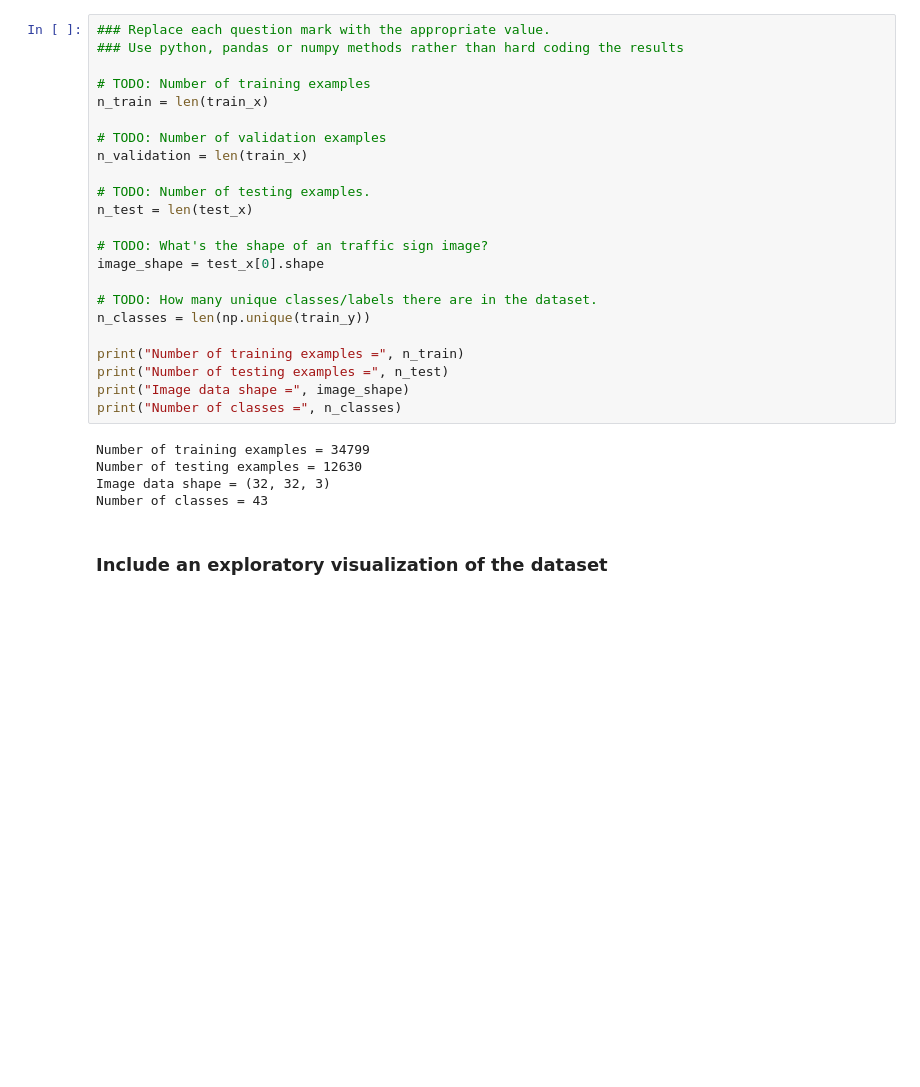
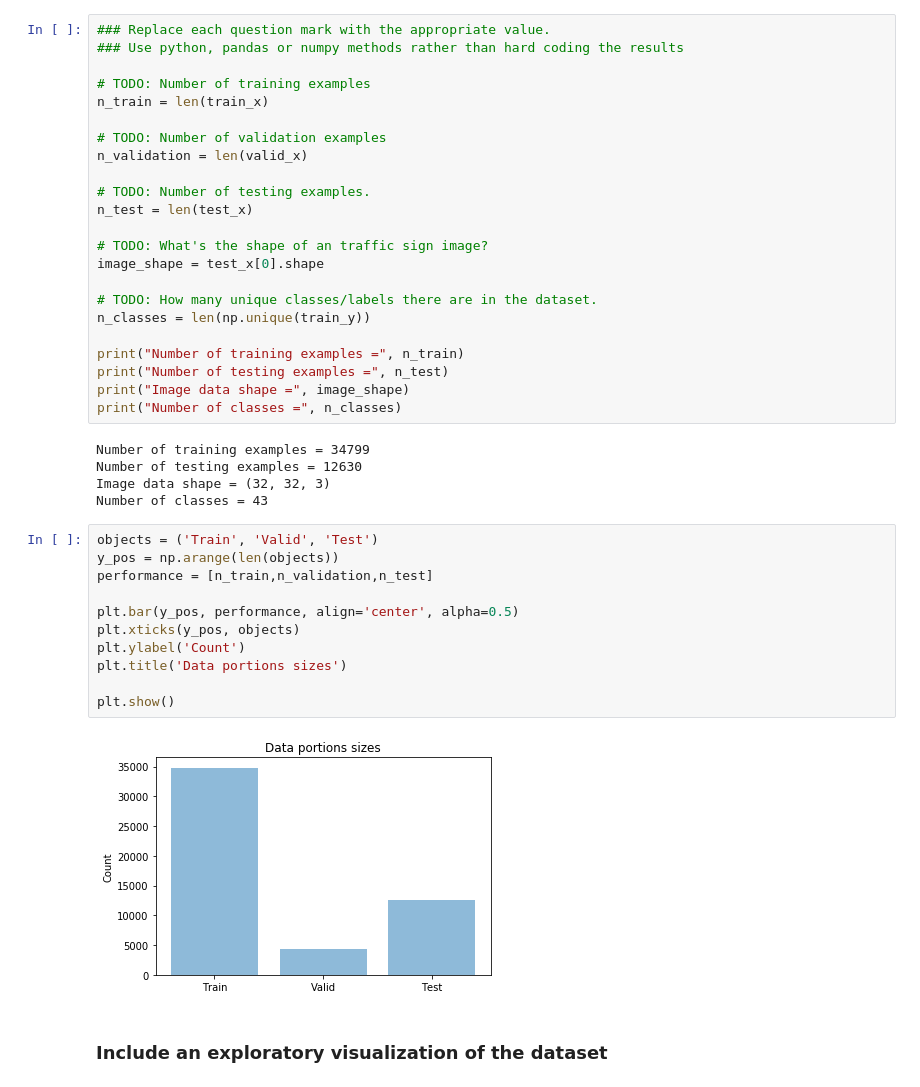
Before and after one commit to AaronNBrock/CarND-Traffic-Sign-Classifier-Project, a Jupyter notebook: Traffic_Sign_Classifier.ipynb, the cells around one changed output. Saved outputs shown, nothing was run; the diff lists cells and outputs as text; blank space fills up the shorter version.

Commit message:
Fixed n_validation

```diff
--- a/Traffic_Sign_Classifier.ipynb
+++ b/Traffic_Sign_Classifier.ipynb
@@ -79,7 +79,7 @@ assert len(test_x)  == len(test_y),  'Testing features and labels must be the sa
 n_train = len(train_x)
 
 # TODO: Number of validation examples
-n_validation = len(train_x)
+n_validation = len(valid_x)
 
 # TODO: Number of testing examples.
 n_test = len(test_x)
@@ -99,6 +99,19 @@ Number of training examples = 34799
 Number of testing examples = 12630
 Image data shape = (32, 32, 3)
 Number of classes = 43
+# %%
+objects = ('Train', 'Valid', 'Test')
+y_pos = np.arange(len(objects))
+performance = [n_train,n_validation,n_test]
+
+plt.bar(y_pos, performance, align='center', alpha=0.5)
+plt.xticks(y_pos, objects)
+plt.ylabel('Count')
+plt.title('Data portions sizes')
+
+plt.show()
+# %% [output]
+[figure, added]
 # %% [markdown]
 ### Include an exploratory visualization of the dataset
 # %% [markdown]
```
Also changed, not shown: parts of 4 cells of this notebook.
